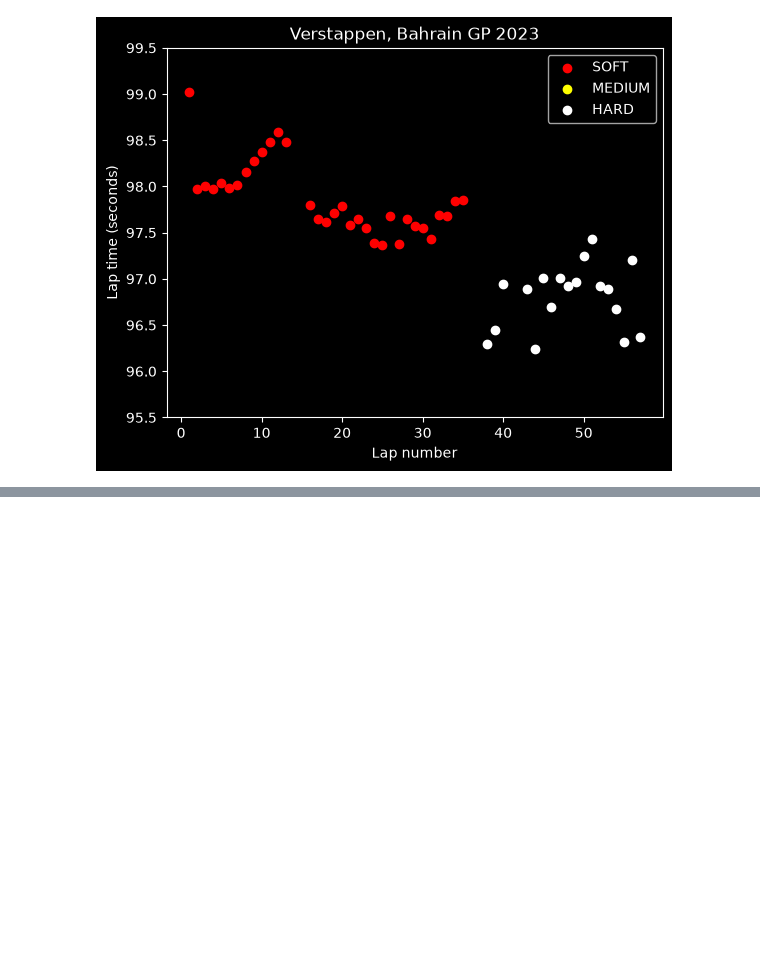
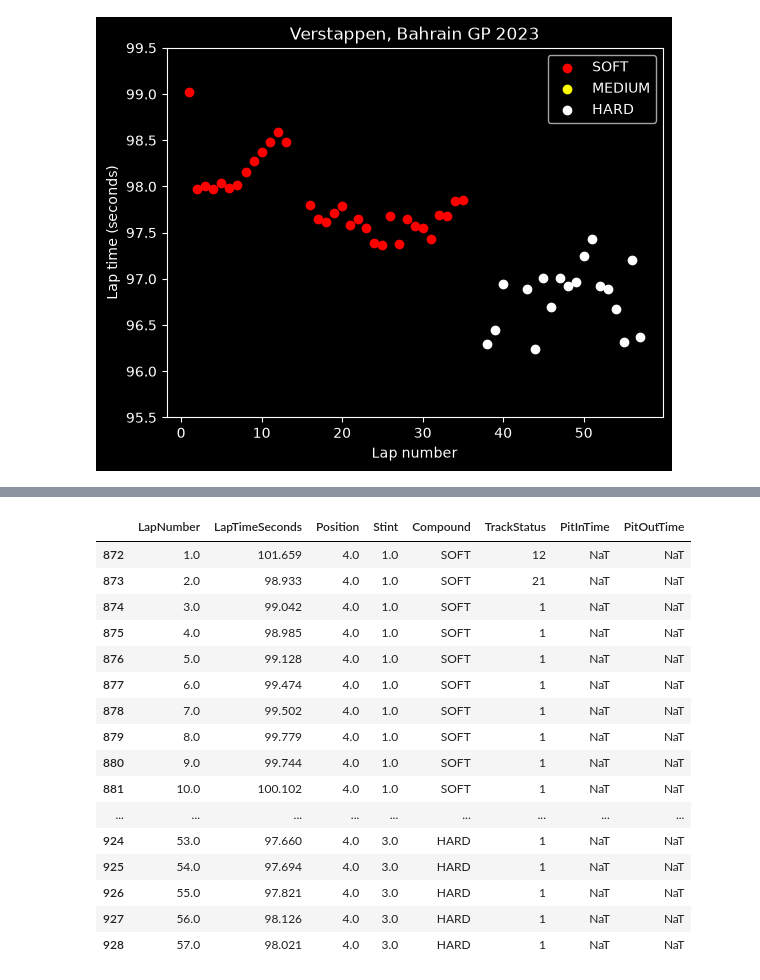
Before and after one commit to janjanisz/boxbox, a Jupyter notebook: 03_aha_chart.ipynb, the cells around one changed output, grey strips where cells are left out. Saved outputs shown, nothing was run; the diff lists cells and outputs as text; code cells hidden in the pictures; blank space fills up the shorter version.

```diff
--- a/03_aha_chart.ipynb
+++ b/03_aha_chart.ipynb
@@ -59,0 +125,20 @@ plt.show()
+# %%
+laps[laps['Driver'] == 'SAI'][table_cols]
+# %% [output]
+|  | LapNumber | LapTimeSeconds | Position | Stint | Compound | TrackStatus | PitInTime | PitOutTime |
+| 872 | 1.0 | 101.659 | 4.0 | 1.0 | SOFT | 12 | NaT | NaT |
+| 873 | 2.0 | 98.933 | 4.0 | 1.0 | SOFT | 21 | NaT | NaT |
+| 874 | 3.0 | 99.042 | 4.0 | 1.0 | SOFT | 1 | NaT | NaT |
+| 875 | 4.0 | 98.985 | 4.0 | 1.0 | SOFT | 1 | NaT | NaT |
+| 876 | 5.0 | 99.128 | 4.0 | 1.0 | SOFT | 1 | NaT | NaT |
+| 877 | 6.0 | 99.474 | 4.0 | 1.0 | SOFT | 1 | NaT | NaT |
+| 878 | 7.0 | 99.502 | 4.0 | 1.0 | SOFT | 1 | NaT | NaT |
+| 879 | 8.0 | 99.779 | 4.0 | 1.0 | SOFT | 1 | NaT | NaT |
+| 880 | 9.0 | 99.744 | 4.0 | 1.0 | SOFT | 1 | NaT | NaT |
+| 881 | 10.0 | 100.102 | 4.0 | 1.0 | SOFT | 1 | NaT | NaT |
+| ... | ... | ... | ... | ... | ... | ... | ... | ... |
+| 924 | 53.0 | 97.660 | 4.0 | 3.0 | HARD | 1 | NaT | NaT |
+| 925 | 54.0 | 97.694 | 4.0 | 3.0 | HARD | 1 | NaT | NaT |
+| 926 | 55.0 | 97.821 | 4.0 | 3.0 | HARD | 1 | NaT | NaT |
+| 927 | 56.0 | 98.126 | 4.0 | 3.0 | HARD | 1 | NaT | NaT |
+| 928 | 57.0 | 98.021 | 4.0 | 3.0 | HARD | 1 | NaT | NaT |
```
Also changed, not shown: parts of 6 cells of this notebook, 2 other files.
